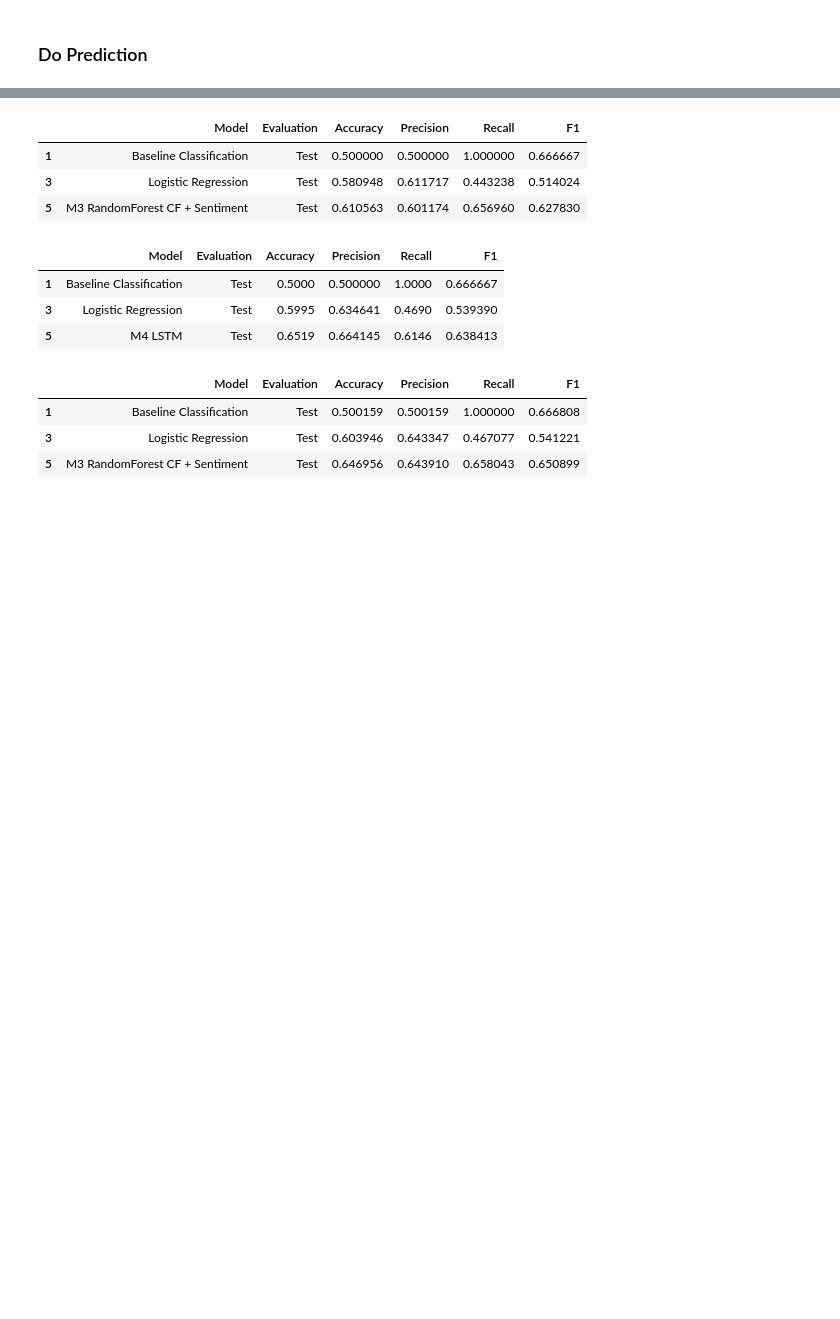
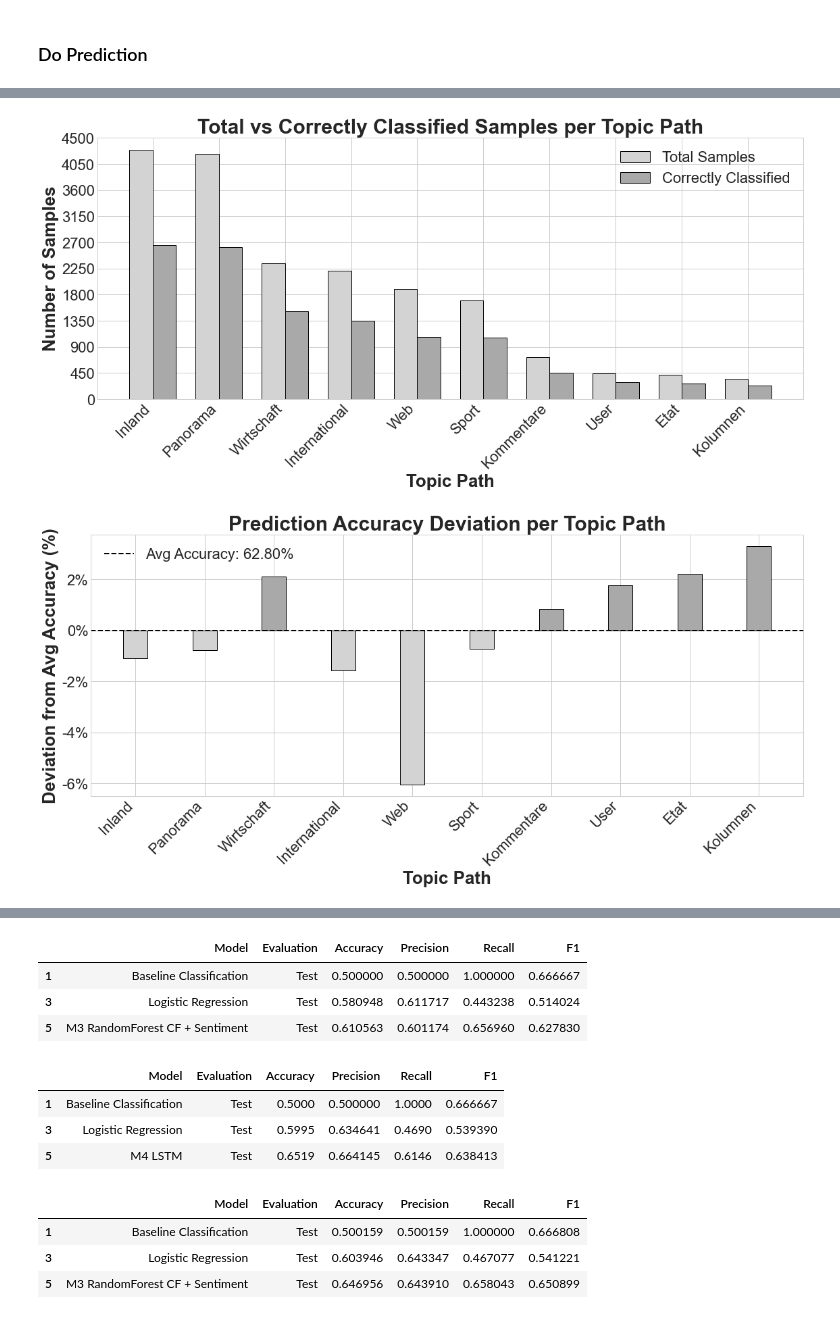
Before and after one commit to dario-x/user-post-popularity-prediction, a Jupyter notebook: Prediction.ipynb, the cells around one changed output, grey strips where cells are left out. Saved outputs shown, nothing was run; the diff lists cells and outputs as text; code cells hidden in the pictures; blank space fills up the shorter version.

```diff
--- a/Prediction.ipynb
+++ b/Prediction.ipynb
@@ -993,0 +1270,6 @@ Name: PostEngagement, dtype: object
+# %%
+plot_topic_classification_accuracy(prediction_collection["Baseline 2 LogRegression"],
+                                   y_test_classification, X_test["MainTopicPath"],n=300)
+# %% [output]
+[figure, added]
+[figure, added]
```
Also changed, not shown: parts of 36 cells of this notebook, 35 other files.
